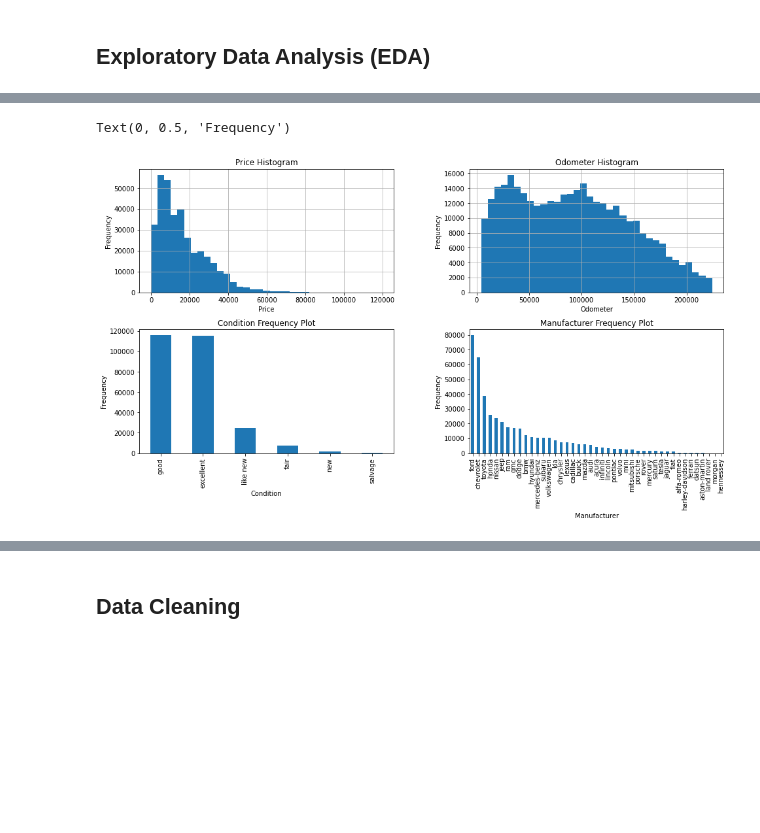
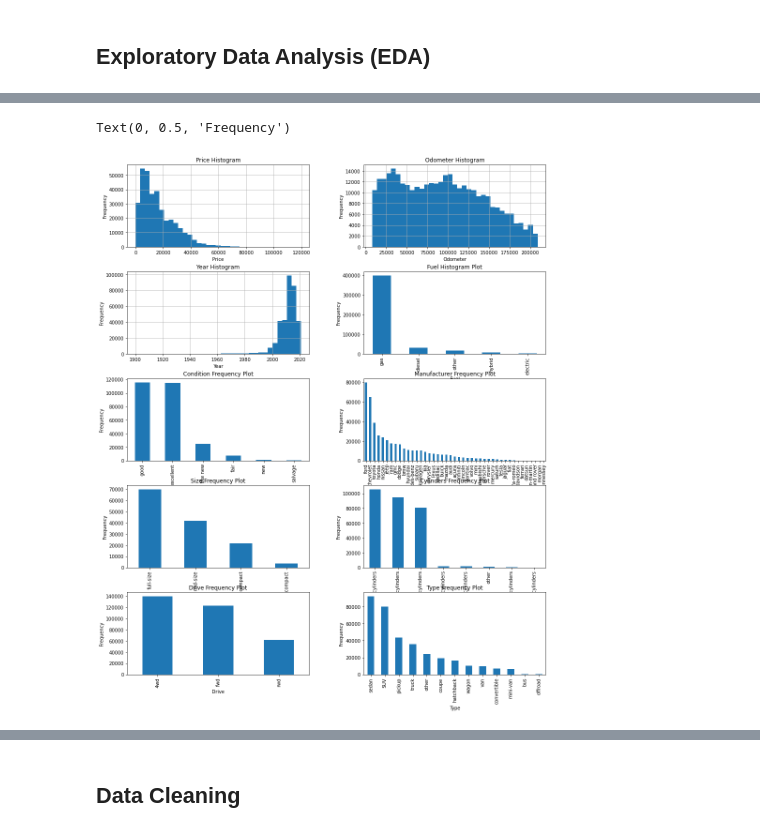
Before and after one commit to AJPutland/used-cars-ML, a Jupyter notebook: Used Car Sales EDA and Data Cleaning.ipynb, the cells around one changed output, grey strips where cells are left out. Cells and saved outputs as stored; diff of their text form; code cells hidden in the pictures; blank space fills up the shorter version.

```diff
--- a/Used Car Sales EDA and Data Cleaning.ipynb
+++ b/Used Car Sales EDA and Data Cleaning.ipynb
@@ -37,41 +37,75 @@ cars.describe(include=[object])
 ##Visualise the distribtions of important features (removing outliers to see true distributions)
 
 ##filter out outliers of price and odometer
 price_hi = cars['price'].quantile(0.999)
 price_lo = cars['price'].quantile(0.001)
 
 odom_hi = cars_filtered['odometer'].quantile(0.999)
 odom_lo = cars_filtered['odometer'].quantile(0.001)
 
 cars_filtered = cars[(cars['price'] < price_hi) & (cars['price'] > price_lo) & (cars['odometer'] < odom_hi) & (cars['odometer'] > odom_lo)]
 
 ##Plot distributions
-fig, ax = plt.subplots(nrows=2, ncols=2, figsize=(16,8))
+fig, ax = plt.subplots(nrows=5, ncols=2, figsize=(16,20))
 
 cars_filtered.hist(column='price', bins=35, ax=ax[0][0])
 cars_filtered.hist(column='odometer', bins=35, ax=ax[0][1])
 
-cars['condition'].value_counts().plot(kind='bar', ax=ax[1][0])
-cars['manufacturer'].value_counts().plot(kind='bar', ax=ax[1][1])
+
+cars_filtered.hist(column='year', bins=35, ax=ax[1][0])
+cars['fuel'].value_counts().plot(kind='bar', ax=ax[1][1])
+
+cars['condition'].value_counts().plot(kind='bar', ax=ax[2][0])
+cars['manufacturer'].value_counts().plot(kind='bar', ax=ax[2][1])
+
+cars['size'].value_counts().plot(kind='bar', ax=ax[3][0])
+cars['cylinders'].value_counts().plot(kind='bar', ax=ax[3][1])
+
+cars['drive'].value_counts().plot(kind='bar', ax=ax[4][0])
+cars['type'].value_counts().plot(kind='bar', ax=ax[4][1])
 
 ax[0][0].set_title("Price Histogram")
 ax[0][0].set_xlabel("Price")
 ax[0][0].set_ylabel("Frequency")
 
 ax[0][1].set_title("Odometer Histogram")
 ax[0][1].set_xlabel("Odometer")
 ax[0][1].set_ylabel("Frequency")
 
-ax[1][0].set_title("Condition Frequency Plot")
-ax[1][0].set_xlabel("Condition")
+ax[1][0].set_title("Year Histogram")
+ax[1][0].set_xlabel("Year")
 ax[1][0].set_ylabel("Frequency")
 
-ax[1][1].set_title("Manufacturer Frequency Plot")
-ax[1][1].set_xlabel("Manufacturer")
+ax[1][1].set_title("Fuel Histogram Plot")
+ax[1][1].set_xlabel("Fuel")
 ax[1][1].set_ylabel("Frequency")
+
+ax[2][0].set_title("Condition Frequency Plot")
+ax[2][0].set_xlabel("Condition")
+ax[2][0].set_ylabel("Frequency")
+
+ax[2][1].set_title("Manufacturer Frequency Plot")
+ax[2][1].set_xlabel("Manufacturer")
+ax[2][1].set_ylabel("Frequency")
+
+ax[3][0].set_title("Size Frequency Plot")
+ax[3][0].set_xlabel("Size")
+ax[3][0].set_ylabel("Frequency")
+
+ax[3][1].set_title("Cylinders Frequency Plot")
+ax[3][1].set_xlabel("Cylinders")
+ax[3][1].set_ylabel("Frequency")
+
+ax[4][0].set_title("Drive Frequency Plot")
+ax[4][0].set_xlabel("Drive")
+ax[4][0].set_ylabel("Frequency")
+
+ax[4][1].set_title("Type Frequency Plot")
+ax[4][1].set_xlabel("Type")
+ax[4][1].set_ylabel("Frequency")
 # %% [output]
 Text(0, 0.5, 'Frequency')
-[figure, old version]
+[figure, new version]
 # %%
 ## Visualise some correlations between attributes
 fig, ax = plt.subplots(nrows=1, ncols=2, figsize=(16,8))
```
Also changed, not shown: parts of 8 cells of this notebook.
